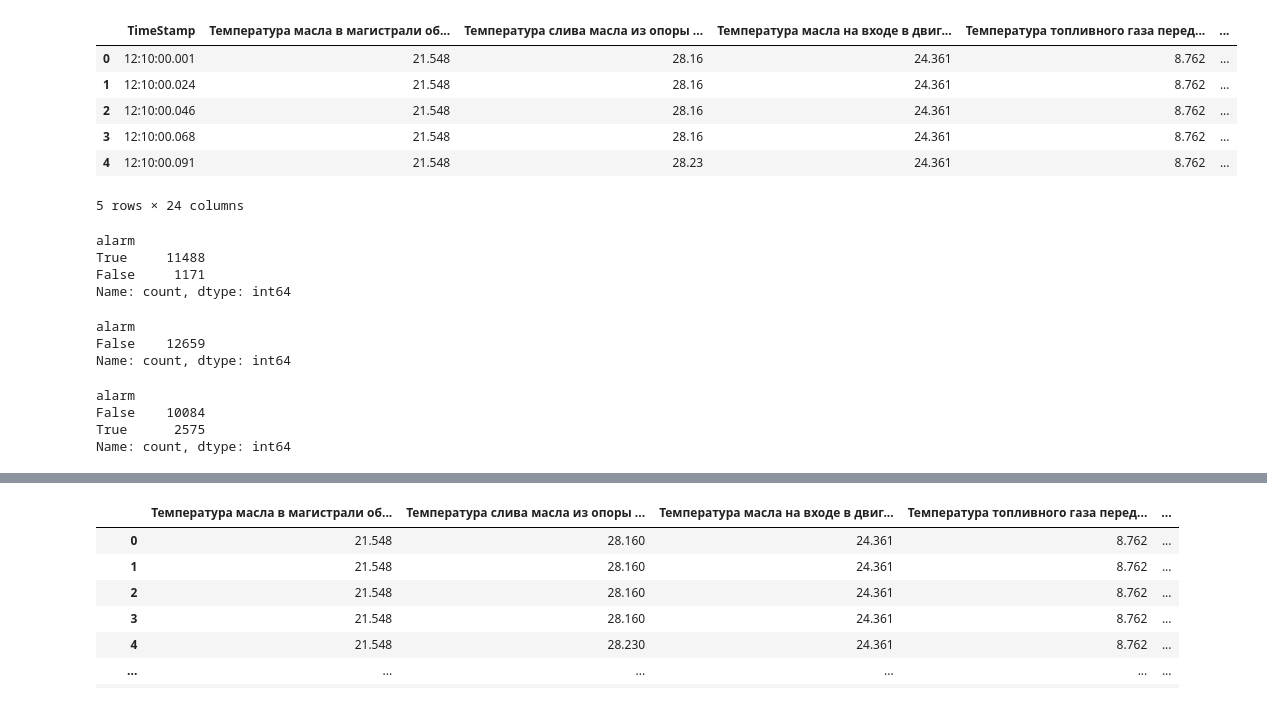
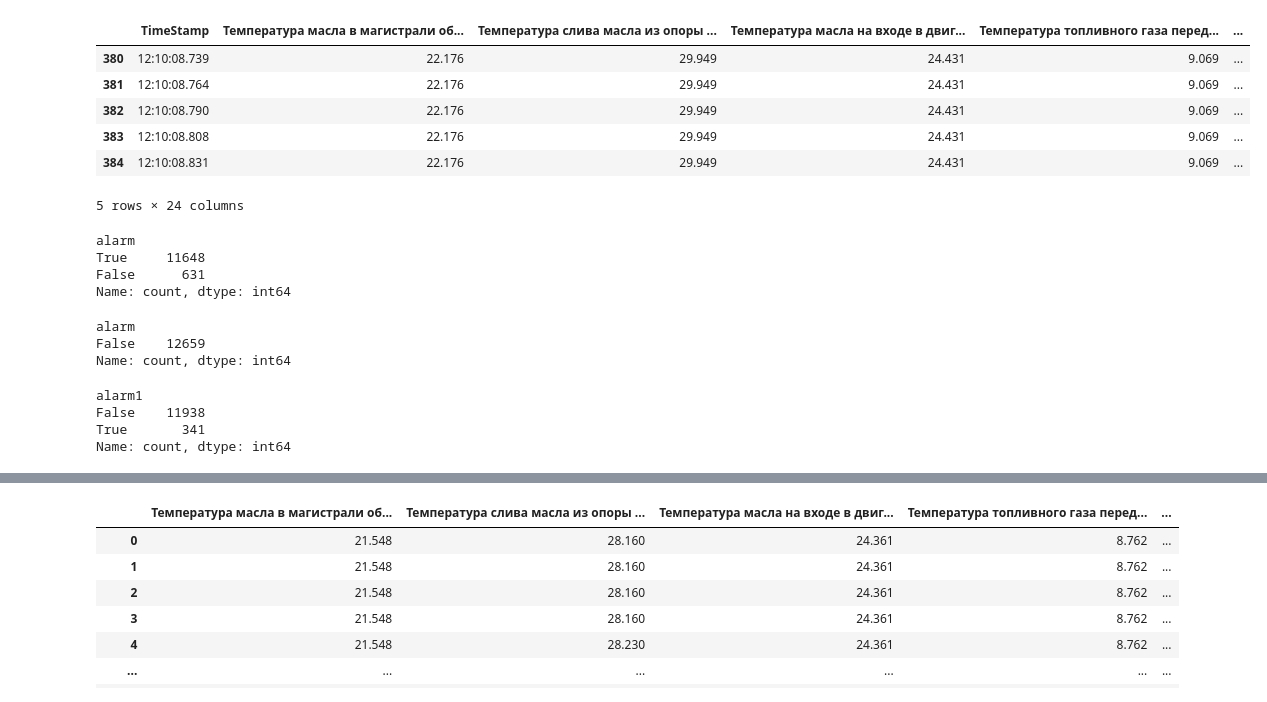
Before and after one commit to BogdanPustovalov/gazpromhacktask3, a Jupyter notebook: test.ipynb, the cells around one changed output, grey strips where cells are left out. Saved outputs shown, nothing was run; the diff lists cells and outputs as text; code cells hidden in the pictures.

```diff
--- a/test.ipynb
+++ b/test.ipynb
@@ -18,11 +27,12 @@ df.head()
 # %%
 df=pd.read_csv('C:/Users/bogda/gazpromhack/data/1.csv', encoding='cp1251', sep=';')
+df=df[380:]
 df.head()
 # %% [output]
 |  | TimeStamp | Температура масла в магистрали об... | Температура слива масла из опоры ... | Температура масла на входе в двиг... | Температура топливного газа перед... | ... |
-| 0 | 12:10:00.001 | 21.548 | 28.16 | 24.361 | 8.762 | ... |
-| 1 | 12:10:00.024 | 21.548 | 28.16 | 24.361 | 8.762 | ... |
-| 2 | 12:10:00.046 | 21.548 | 28.16 | 24.361 | 8.762 | ... |
-| 3 | 12:10:00.068 | 21.548 | 28.16 | 24.361 | 8.762 | ... |
-| 4 | 12:10:00.091 | 21.548 | 28.23 | 24.361 | 8.762 | ... |
+| 380 | 12:10:08.739 | 22.176 | 29.949 | 24.431 | 9.069 | ... |
+| 381 | 12:10:08.764 | 22.176 | 29.949 | 24.431 | 9.069 | ... |
+| 382 | 12:10:08.790 | 22.176 | 29.949 | 24.431 | 9.069 | ... |
+| 383 | 12:10:08.808 | 22.176 | 29.949 | 24.431 | 9.069 | ... |
+| 384 | 12:10:08.831 | 22.176 | 29.949 | 24.431 | 9.069 | ... |
 5 rows × 24 columns
@@ -345,7 +364,7 @@ def analyze_sensor_data(df, sensor_column, alpha=0.1):
     data = df[sensor_column].values
 
     # Увеличиваем окно обучения до 500 точек, чтобы лучше понять среднюю скорость
-    train_idx = min(500, len(data))
+    train_idx = min(400, len(data))
     training_data = data[:train_idx]
 
     # Считаем параметры на сглаженных данных
@@ -378,8 +397,11 @@ def analyze_sensor_data(df, sensor_column, alpha=0.1):
 
     return pd.DataFrame(results)
 
-d=analyze_sensor_data(df, 'Температура масла в магистрали общей откачки (поз. Тм)')
+d=analyze_sensor_data(df, 'Температура газов за ТНД максимальная (Расчетная)')
 d['alarm'].value_counts()
+
+d3=analyze_sensor_data(df1, 'Температура газов за ТНД максимальная (Расчетная)')
+d3['alarm'].value_counts()
 # n=-1
 # l=0
 # for i in d['alarm']:
@@ -391,7 +413,7 @@ d['alarm'].value_counts()
 #             break
 # %% [output]
 alarm
-True     11488
-False     1171
+True     11648
+False      631
 Name: count, dtype: int64
 # %%
@@ -466,8 +488,22 @@ def analyze_ensemble(df, col, slew_factor=3, std_factor=3, k_factor=3, p=3):
     res_df = pd.DataFrame(results)
     return res_df
 
-d=analyze_ensemble(df,'Температура газов за ТНД максимальная (Расчетная)')
-d['alarm'].value_counts()
+def analyze_final(df, col, slew_min=2.1, k_f=5.0, max_dur=3):
+    data = df[col].ffill().values
+    detector = RobustSpikeDetector(slew_min=slew_min, k_factor=k_f, max_spike_duration=max_dur)
+
+    results = []
+    for v in data:
+        alarm, slew = detector.update(v)
+        results.append({'val': v, 'slew': slew, 'alarm1': alarm})
+
+    return pd.DataFrame(results)
+
+d1=analyze_final(df,'Температура газов за ТНД максимальная (Расчетная)')
+d1['alarm1'].value_counts()
+
+d2=analyze_final(df1,'Температура газов за ТНД максимальная (Расчетная)')
+d2['alarm1'].value_counts()
 # n=-1
 # l=0
 # for i in d['alarm']:
@@ -475,11 +511,11 @@ d['alarm'].value_counts()
 #     if i == True:
 #         print(n)
 #         l+=1
-#         if l == 50:
+#         if l == 100:
 #             break
-# d[4350:4400]
+# d[5250:5260]
 # %% [output]
-alarm
-False    10084
-True      2575
+alarm1
+False    11938
+True       341
 Name: count, dtype: int64
```
Also changed, not shown: parts of 16 cells of this notebook.
